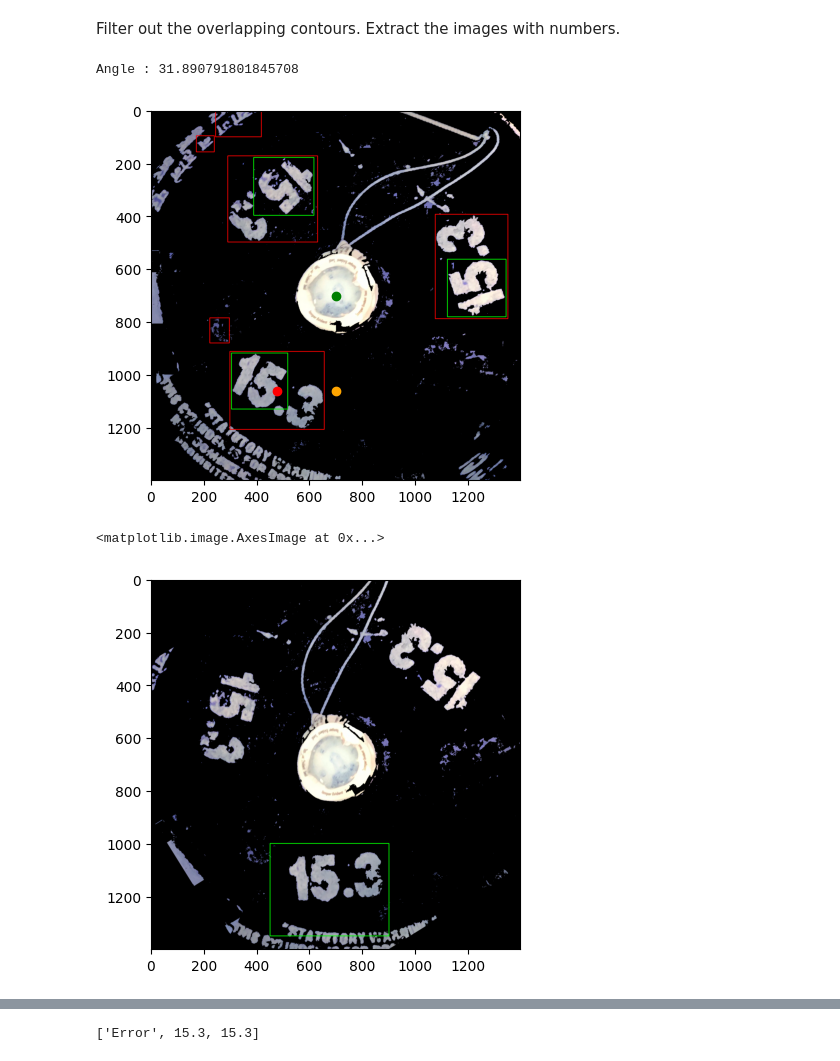
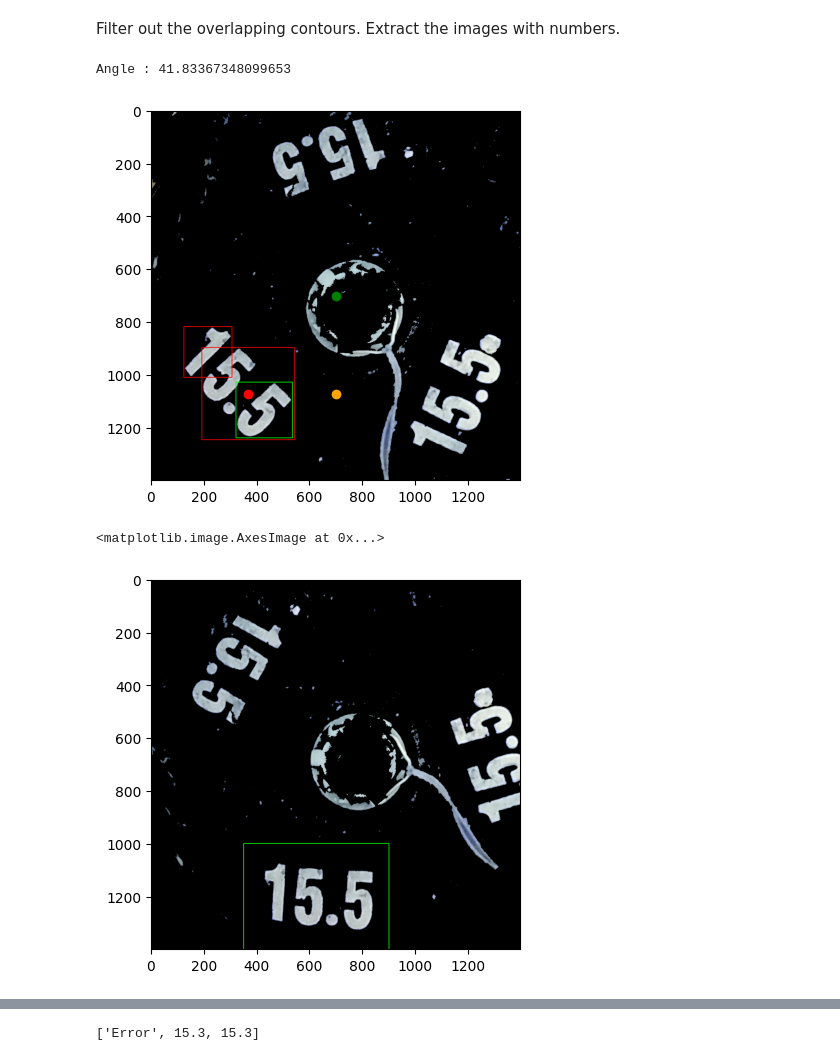
Before and after one commit to siddeshwarnavink/gas-cylinder-weight, a Jupyter notebook: gas-cylinder-weight/code-testing/Template_matching_test.ipynb, the cells around one changed output, grey strips where cells are left out. Cells and saved outputs as stored; diff of their text form; code cells hidden in the pictures.

```diff
--- a/gas-cylinder-weight/code-testing/Template_matching_test.ipynb
+++ b/gas-cylinder-weight/code-testing/Template_matching_test.ipynb
@@ -13,7 +13,7 @@ pytesseract.pytesseract.tesseract_cmd = r'C:/Program Files/Tesseract-OCR/tessera
 
 from shared import getMonochromeImage
 
-loadedImage = cv2.imread('../images/Cylinder_image.jpg')
+loadedImage = cv2.imread('../images/Cylinder_image2.jpg')
 image = getMonochromeImage(loadedImage)
 plt.imshow(image)
 # %% [output]
@@ -186,15 +186,15 @@ extract_images=filterNumberImages(cropped_image, number_positions, nearby_contou
 # print(f'Number of images extracted: {len(extract_images)}')
 #displayImages(extract_images)
 # %% [output]
-Angle : 31.890791801845708
+Angle : 41.83367348099653
-[figure, old version]
+[figure, new version]
 # %%
 img_copy_2= np.copy(rotated_image)
-cv2.rectangle(img_copy_2,(450,1000),(900,1350),(0, 255, 0), 2)
+cv2.rectangle(img_copy_2,(350,1000),(900,1450),(0, 255, 0), 2)
 plt.imshow(img_copy_2)
 # %% [output]
 <matplotlib.image.AxesImage at 0x...>
-[figure, old version]
+[figure, new version]
 # %%
 img_copy= np.copy(rotated_image)
 angle = 0
```
Also changed, not shown: parts of 7 cells of this notebook, 16 other files.
